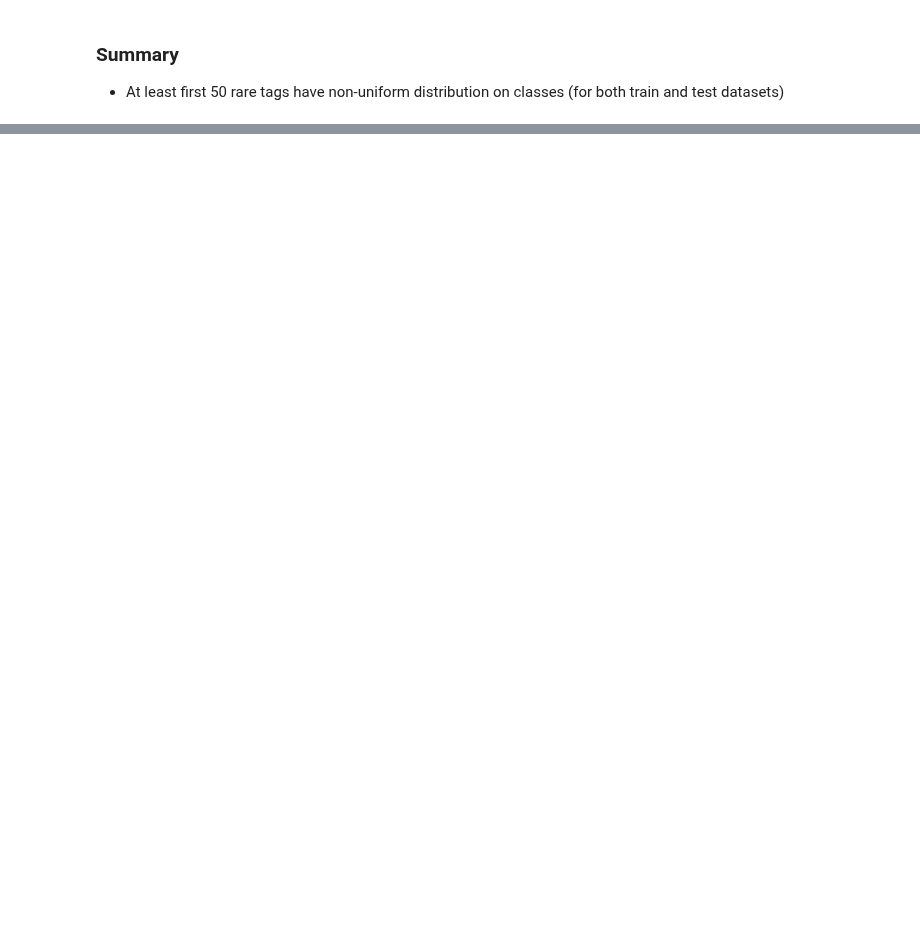
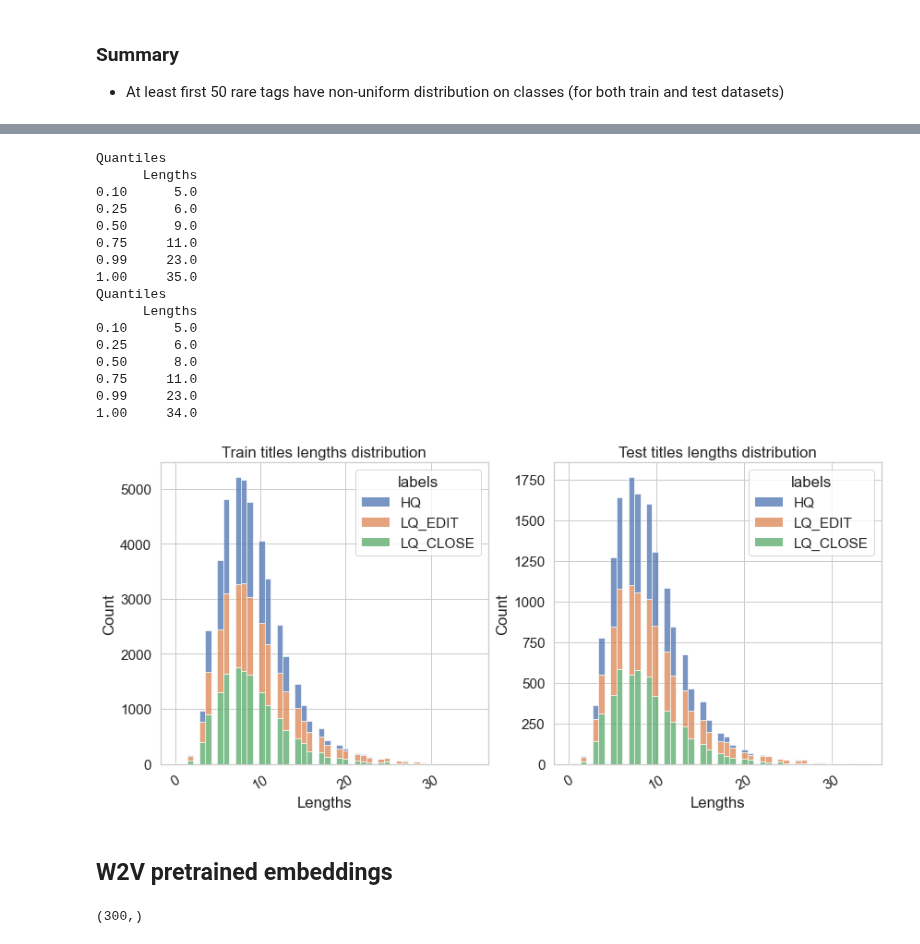
Before and after one commit to ML-Competitions/NLP-UNN, a Jupyter notebook: [EDA+NLP] Stack Overflow Questions notebook.ipynb, the cells around one changed output, grey strips where cells are left out. Drawn from its saved outputs; the diff is of its cells as text; code cells hidden in the pictures; blank space fills up the shorter version.

```diff
--- a/[EDA+NLP] Stack Overflow Questions notebook.ipynb
+++ b/[EDA+NLP] Stack Overflow Questions notebook.ipynb
@@ -543,0 +597,36 @@ workers=num_cores, alpha=1e-5, eta=5e-1)
+# %%
+fig, axes = plt.subplots(1, 2, figsize=(14, 6))
+target_dict = titles
+
+for idx, (dataset_name, dataset) in enumerate(datasets):
+    lengths = []
+    labels = []
+    for key, value in target_dict[dataset_name].items():
+        lengths.append(len(value[0]))
+        labels.append(value[1])
+    df = pd.DataFrame(data={'Lengths': lengths, 'labels': labels})
+    print('Quantiles')
+    print(df.quantile([0.1, 0.25, 0.5, 0.75, 0.99, 1]))
+    df = df[df['Lengths'] < 40]
+    sns.histplot(data=df, x='Lengths', bins=50, multiple='stack', hue='labels', ax=axes[idx],
+                palette=palette, hue_order=hue_order)
+    axes[idx].set_title(f'{dataset_name} titles lengths distribution')
+    plt.setp(axes[idx].xaxis.get_ticklabels(), rotation=30)
+# %% [output]
+Quantiles
+      Lengths
+0.10      5.0
+0.25      6.0
+0.50      9.0
+0.75     11.0
+0.99     23.0
+1.00     35.0
+Quantiles
+      Lengths
+0.10      5.0
+0.25      6.0
+0.50      8.0
+0.75     11.0
+0.99     23.0
+1.00     34.0
+[figure, added]
@@ -543,0 +697,2 @@ workers=num_cores, alpha=1e-5, eta=5e-1)
+# %% [markdown]
+## W2V pretrained embeddings
@@ -543,0 +701,4 @@ workers=num_cores, alpha=1e-5, eta=5e-1)
+# %%
+w2v_vectors['I'].shape
+# %% [output]
+(300,)
```
Also changed, not shown: parts of 20 cells of this notebook.
